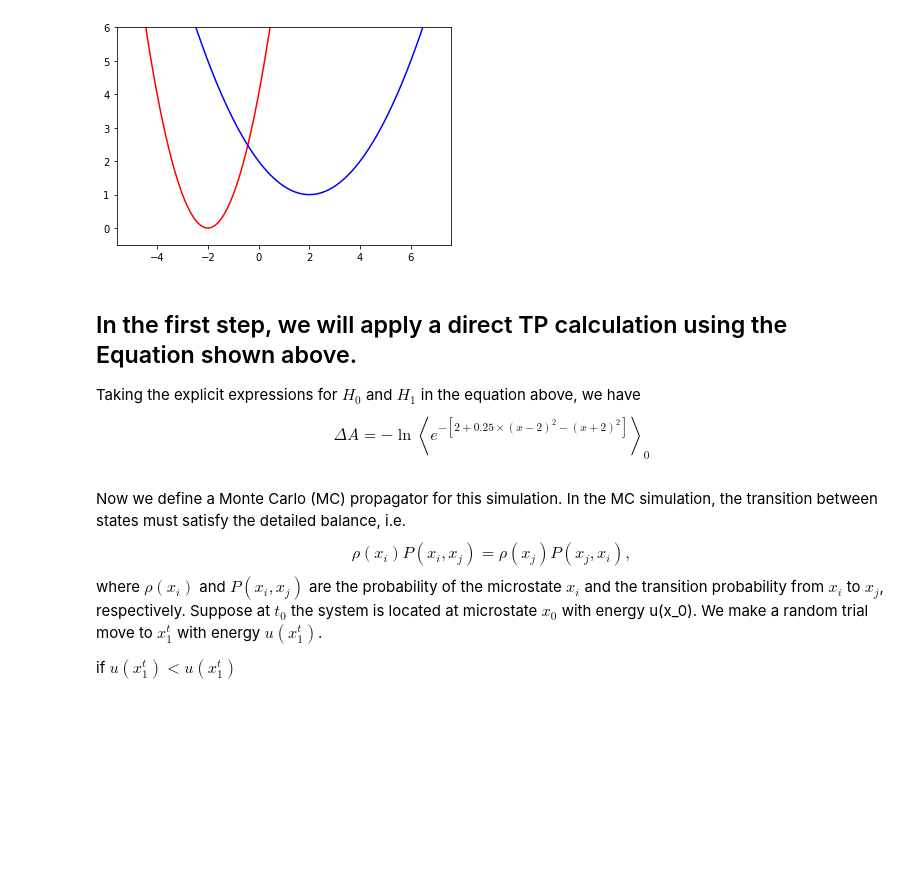
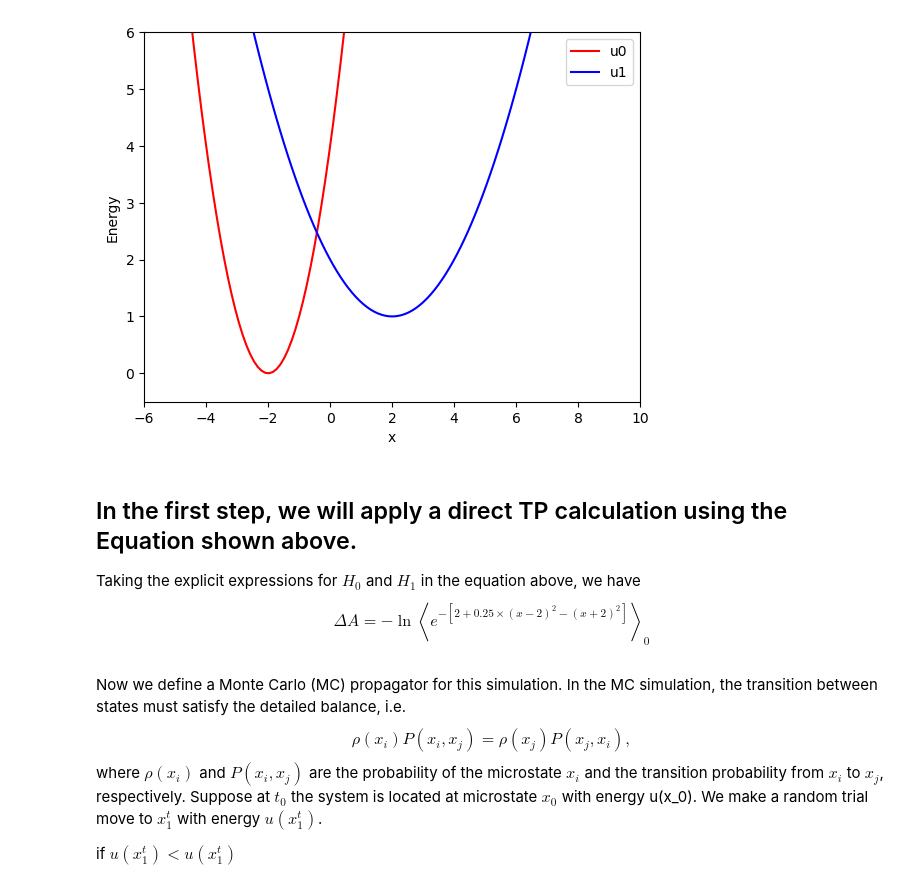
Before and after one commit to samuelymei/freeenergy, a Jupyter notebook: notes/Enveloping_Distribution_Sampling.ipynb, the cells around one changed output. Cells and saved outputs as stored; diff of their text form; code cells hidden in the pictures; blank space fills up the shorter version.

```diff
--- a/notes/Enveloping_Distribution_Sampling.ipynb
+++ b/notes/Enveloping_Distribution_Sampling.ipynb
@@ -35,30 +49,27 @@ State 0 has a Hamiltonian $H_0=(x+2.0)^2$ in one-dimensional space, and state 1
 # %%
-%matplotlib inline
-from math import *
-import numpy as np
-import random
-import scipy.stats
-import matplotlib.pyplot as plt
-import matplotlib.mlab as mlab
-np.set_printoptions(precision=3)
 def u0(x):
     return (x+2)**2
 def u1(x):
     return 1.0+0.25*(x-2)**2
 x=np.linspace(-5,7,100)
 y0=u0(x)
 y1=u1(x)
 plt.ylim(-0.5, 6)
-plt.plot(x,y0,'r',x,y1,'b')
+plt.xlim(-6,10)
+plt.plot(x,y0,'r',label='u0')
+plt.plot(x,y1,'b',label='u1')
+plt.xlabel("x")
+plt.ylabel("Energy")
+plt.legend()
 plt.show()
 # %% [output]
-[figure, old version]
+[figure, new version]
 # %% [markdown]
 ## In the first step, we will apply a direct TP calculation using the Equation shown above.
 Taking the explicit expressions for $H_0$ and $H_1$ in the equation above, we have
-\begin{equation}
+$$
 \Delta A=-\ln \left<e^{-\left[2+0.25\times(x-2)^2-(x+2)^2\right]}\right>_0
-\end{equation}
+$$
 # %% [markdown]
 Now we define a Monte Carlo (MC) propagator for this simulation.
 In the MC simulation, the transition between states must satisfy the detailed balance, i.e.
```
Also changed, not shown: parts of 11 cells of this notebook, 1 other file.
